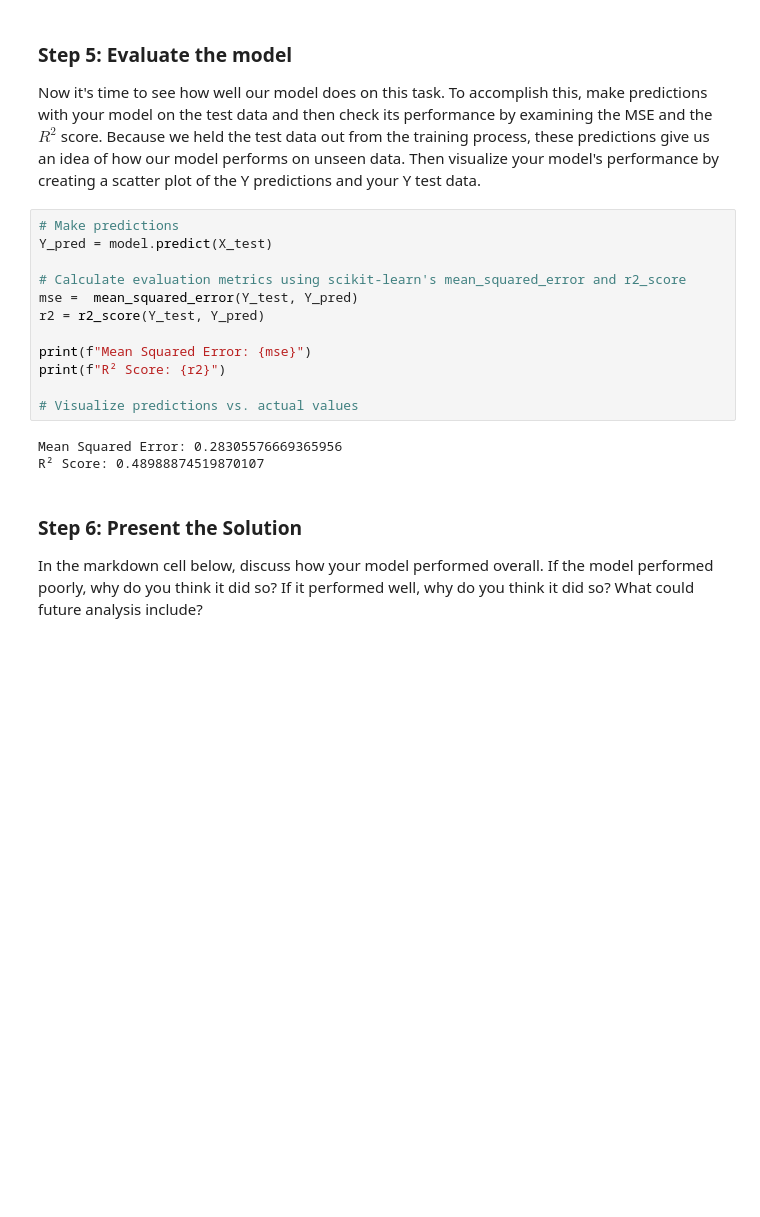
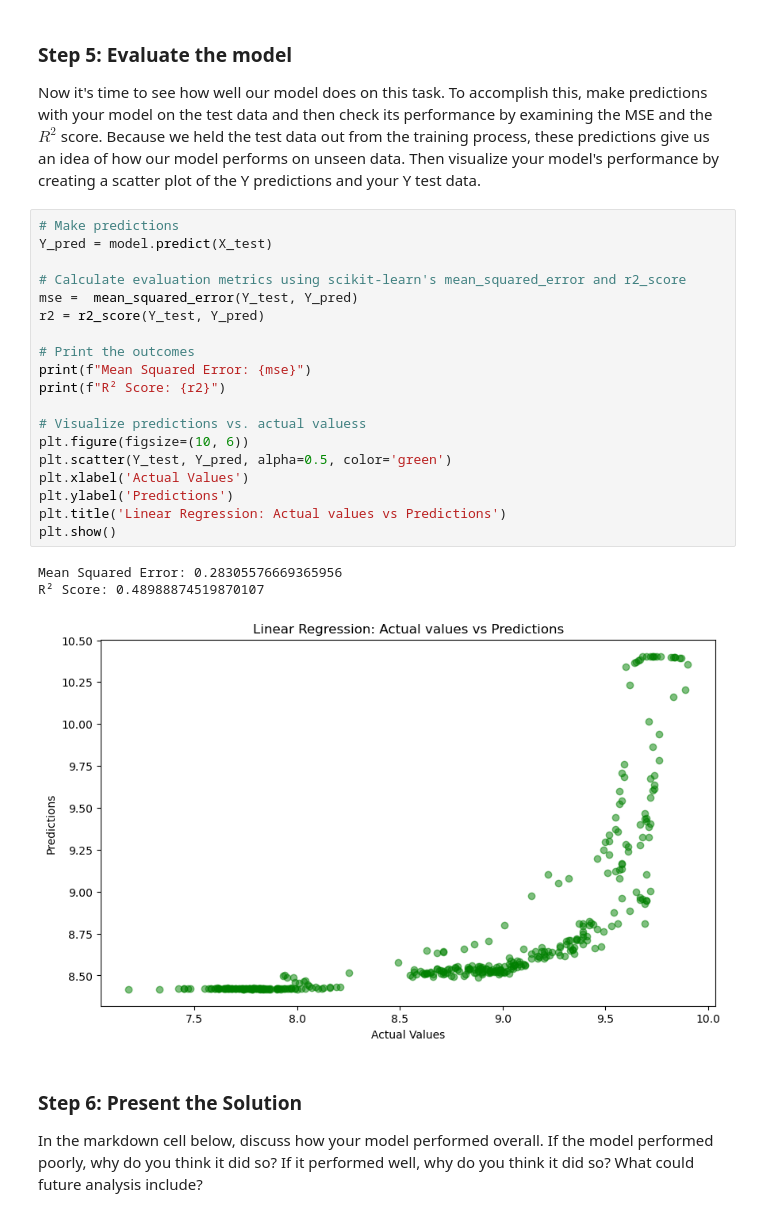
Before and after one commit to Aoverbye/EDS232-labs, a Jupyter notebook: Week1/Lab1-hurricane.ipynb, the cells around one changed output. Cells and saved outputs as stored; diff of their text form; blank space fills up the shorter version.

Commit message:
Worked on written answers, need to proof-read, label diagrams better, and work out formatting.

```diff
--- a/Week1/Lab1-hurricane.ipynb
+++ b/Week1/Lab1-hurricane.ipynb
@@ -154,18 +178,26 @@ Now it's time to see how well our model does on this task.  To accomplish this,
 # %%
 # Make predictions
 Y_pred = model.predict(X_test)
 
 # Calculate evaluation metrics using scikit-learn's mean_squared_error and r2_score
 mse =  mean_squared_error(Y_test, Y_pred)
 r2 = r2_score(Y_test, Y_pred)
 
+# Print the outcomes
 print(f"Mean Squared Error: {mse}")
 print(f"R² Score: {r2}")
 
-# Visualize predictions vs. actual values
+# Visualize predictions vs. actual valuess
+plt.figure(figsize=(10, 6))
+plt.scatter(Y_test, Y_pred, alpha=0.5, color='green')
+plt.xlabel('Actual Values')
+plt.ylabel('Predictions')
+plt.title('Linear Regression: Actual values vs Predictions')
+plt.show()
 # %% [output]
 Mean Squared Error: 0.28305576669365956
 R² Score: 0.48988874519870107
+[figure, added]
 # %% [markdown]
 ### Step 6:  Present the Solution
 In the markdown cell below, discuss how your model performed overall. If the model performed poorly, why do you think it did so? If it performed well, why do you think it did so? What could future analysis include?
```
Also changed, not shown: parts of 16 cells of this notebook.
